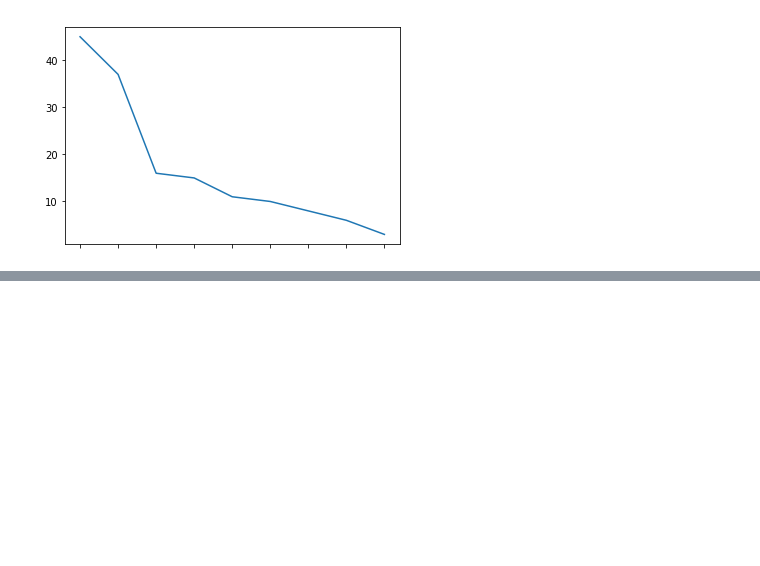
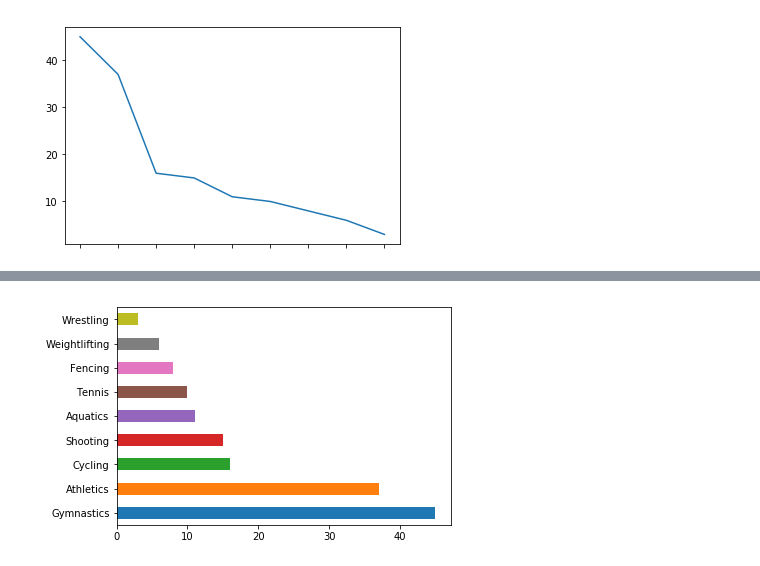
Before and after one commit to surya-durgaputra/PythonBasics, a Jupyter notebook: Pandas/PandasFocused/04-Plotting.ipynb, the cells around one changed output, grey strips where cells are left out. Drawn from its saved outputs; the diff is of its cells as text; code cells hidden in the pictures; blank space fills up the shorter version.

```diff
--- a/Pandas/PandasFocused/04-Plotting.ipynb
+++ b/Pandas/PandasFocused/04-Plotting.ipynb
@@ -63,0 +70,5 @@ fo.Sport.value_counts().plot(kind='line');
+# %%
+# you can also display horizontal plot
+fo.Sport.value_counts().plot(kind='barh');
+# %% [output]
+[figure, added]
```
Also changed, not shown: parts of 18 cells of this notebook.
